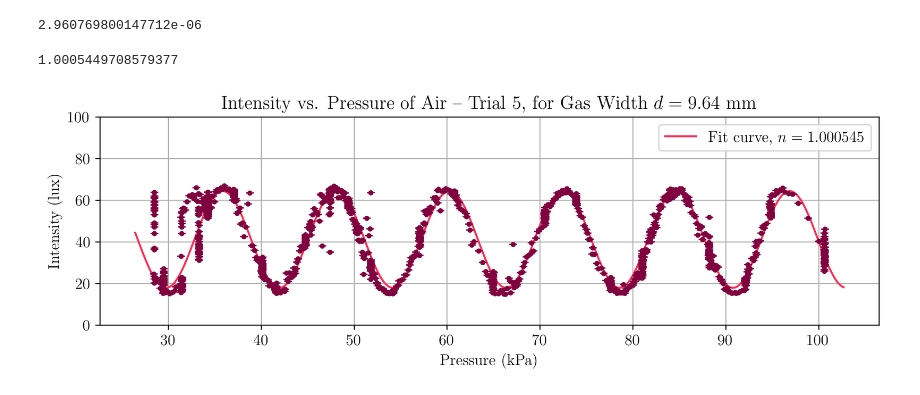
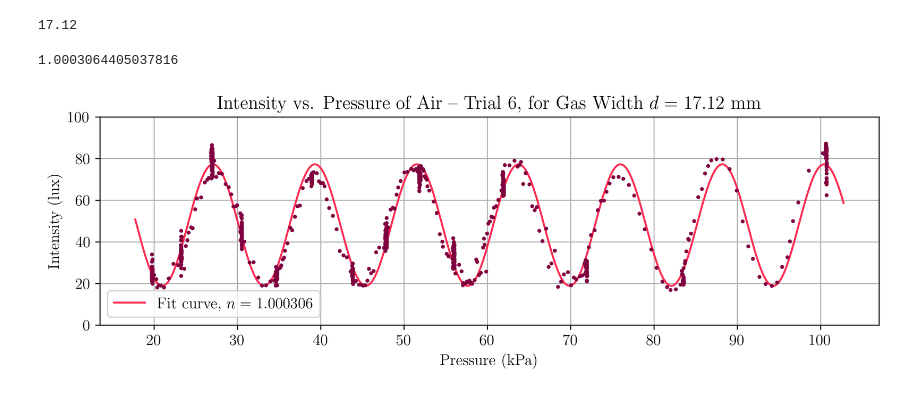
Before and after one commit to tobylee-create/5CL-Capstone, a Jupyter notebook: capstone_analysis.ipynb, the cells around one changed output. Saved outputs shown, nothing was run; the diff lists cells and outputs as text; code cells hidden in the pictures.

Commit message:
11-18 Air data

```diff
--- a/capstone_analysis.ipynb
+++ b/capstone_analysis.ipynb
@@ -30,12 +30,17 @@ def string_to_float_list(data_string: str):
 wavelength = 632.8e-9
 wavevector = 2*np.pi / wavelength
 
-container_width = 17.46e-3
+container_width = 17.12e-3
 glass_thickness = 3.12e-3
 
-gas_width = 9.64e-3#container_width #- 2 * glass_thickness
+#gas_width = 9.64e-3
+gas_width = container_width #- 2 * glass_thickness
+
+print(gas_width * 1e3)
 
 kpa_per_atm = 101.325
+# %% [output]
+17.12
 # %%
 trial_2_pressures = string_to_float_list("""
 0
@@ -213,27 +218,26 @@ trial_4_intensities_err = string_to_float_list("""
 """)
 
 
-trial_5_data = pd.read_csv("data/11-16-26_air_continuous.csv")
+trial_5_data = pd.read_csv("data/11-16-26_air_trial_5.csv")
 trial_5_pressures = trial_5_data["Data Set 5:Pressure(kPa)"]
 trial_5_intensities = trial_5_data["Data Set 5:Illumination(lux)"]
 
+trial_6_data = pd.read_csv("data/11-16-26_air_trial_6.csv")
+trial_6_pressures = trial_6_data["Data Set 1:Pressure(kPa)"]
+trial_6_intensities = trial_6_data["Data Set 1:Illumination(lux)"]
 
-trial_numbers = [2, 4, 5]
-trial_pressures = [trial_2_pressures, trial_4_pressures, trial_5_pressures]
-trial_intensities = [trial_2_intensities, trial_4_intensities, trial_5_intensities]
-trial_intensities_err = [trial_2_intensities_err, trial_4_intensities_err, np.zeros(len(trial_5_intensities))]
+trial_numbers = [2, 4, 5, 6]
+trial_pressures = [trial_2_pressures, trial_4_pressures, trial_5_pressures, trial_6_pressures]
+trial_intensities = [trial_2_intensities, trial_4_intensities, trial_5_intensities, trial_6_intensities]
+trial_intensities_err = [trial_2_intensities_err, trial_4_intensities_err, np.zeros(len(trial_5_intensities)), np.zeros(len(trial_6_intensities))]
 # %%
 def fit_curve(P, I0, k, phi, C):
     n = 1 + k * P
     return I0  * np.cos((n * wavevector * gas_width + phi) / 2)**2 + C
     #return (I0 / 2) * np.cos(n * wavevector * gas_width + phi) + C
-# %%
-print((1.0003 - 1) / kpa_per_atm)
-# %% [output]
-2.960769800147712e-06
 # %%
 for i in range(len(trial_pressures)):
-    if(trial_numbers[i] != 5):
+    if(trial_numbers[i] != 6):
         continue
     pressure = trial_pressures[i]#kpa_per_atm - trial_pressures[i]
     intensity = trial_intensities[i]
@@ -246,34 +250,33 @@ for i in range(len(trial_pressures)):
         return np.sum((I - I_calc) ** 2)
 
     course_fit_params = scipy.optimize.differential_evolution(loss_function, bounds=fit_bounds, args=(pressure, intensity))
 
     popt, pcov = scipy.optimize.curve_fit(fit_curve, pressure, intensity, p0 = course_fit_params.x, bounds=fit_bounds, maxfev=10000)
     I0, k, phi, C = popt
     n = 1 + k * kpa_per_atm
     #print(popt)
     print(n)
 
-    #linearized_intensity = 2 * np.arccos(np.sqrt(intensity / max(intensity)))
 
 
     fig, ax = plt.subplots(1, figsize=(9, 3), layout='constrained')
 
     ax.set_xlabel("Pressure (kPa)")
     ax.set_ylabel("Intensity (lux)")
     ax.set_title(rf"Intensity vs. Pressure of Air -- Trial {trial_numbers[i]}, for Gas Width $d = {gas_width*1e3:0.2f}$ mm")
 
     ax.xaxis.set_major_locator(ticker.MultipleLocator(10))
     ax.set_ylim(0, 100)
 
-    ax.errorbar(pressure, intensity, intensity_err, color = 'xkcd:wine', markersize=3, fmt='o', capsize=3, zorder=10)
+    ax.errorbar(pressure, intensity, intensity_err, color = 'xkcd:wine', markersize=2, fmt='o', capsize=0, zorder=10)
 
     xvals = np.linspace(min(pressure) - 2, max(pressure) + 2, 1000)
     ax.plot(xvals, fit_curve(xvals, *popt), color = 'xkcd:reddish pink', label = rf"Fit curve, $n = {n:0.6f}$", linewidth=1.5)
 
 
     ax.legend()
 
     fig.savefig("plots/air_trial_4_data.png", dpi=400)
 # %% [output]
-1.0005449708579377
+1.0003064405037816
-[figure, old version]
+[figure, new version]
```
Also changed, not shown: 3 other files.
